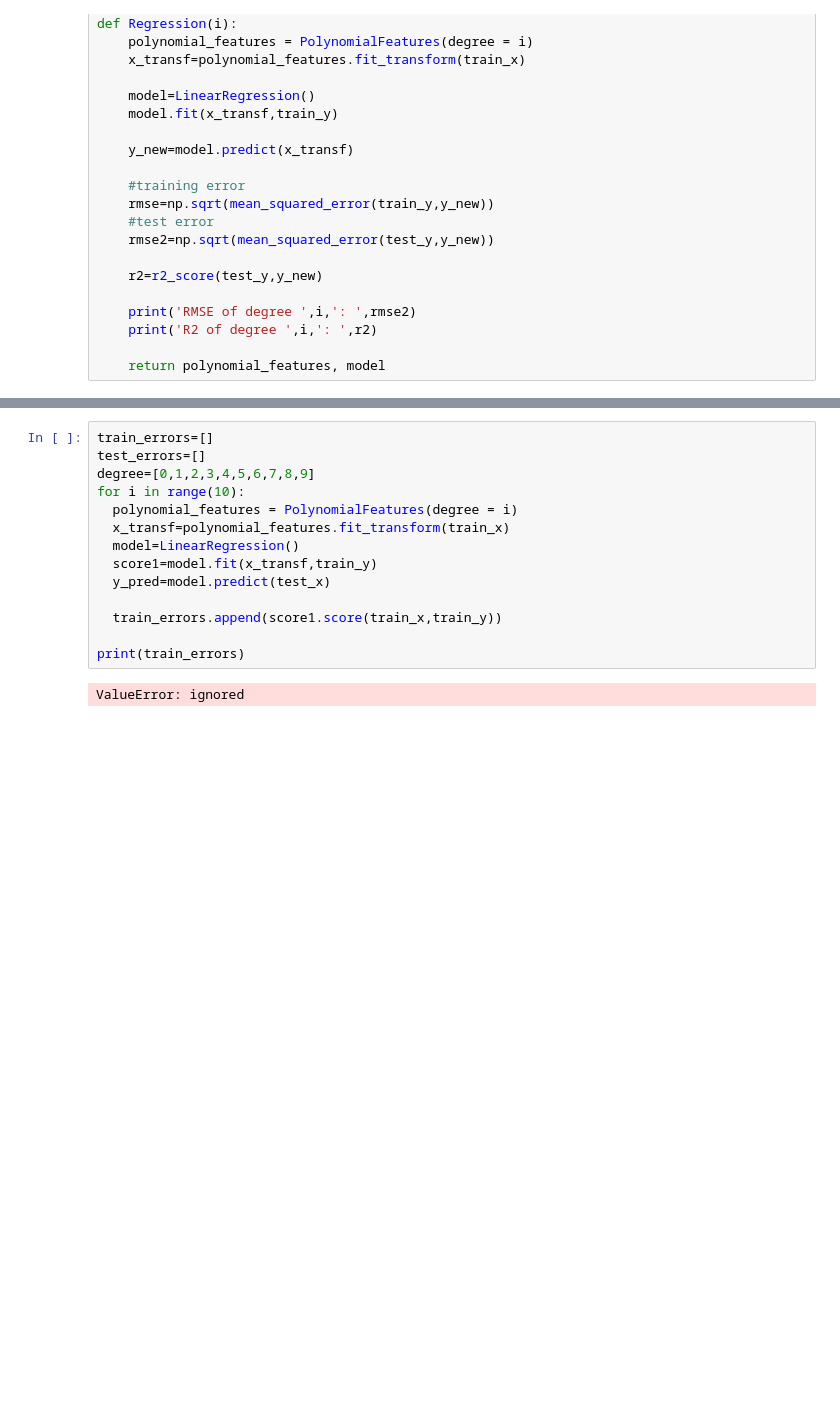
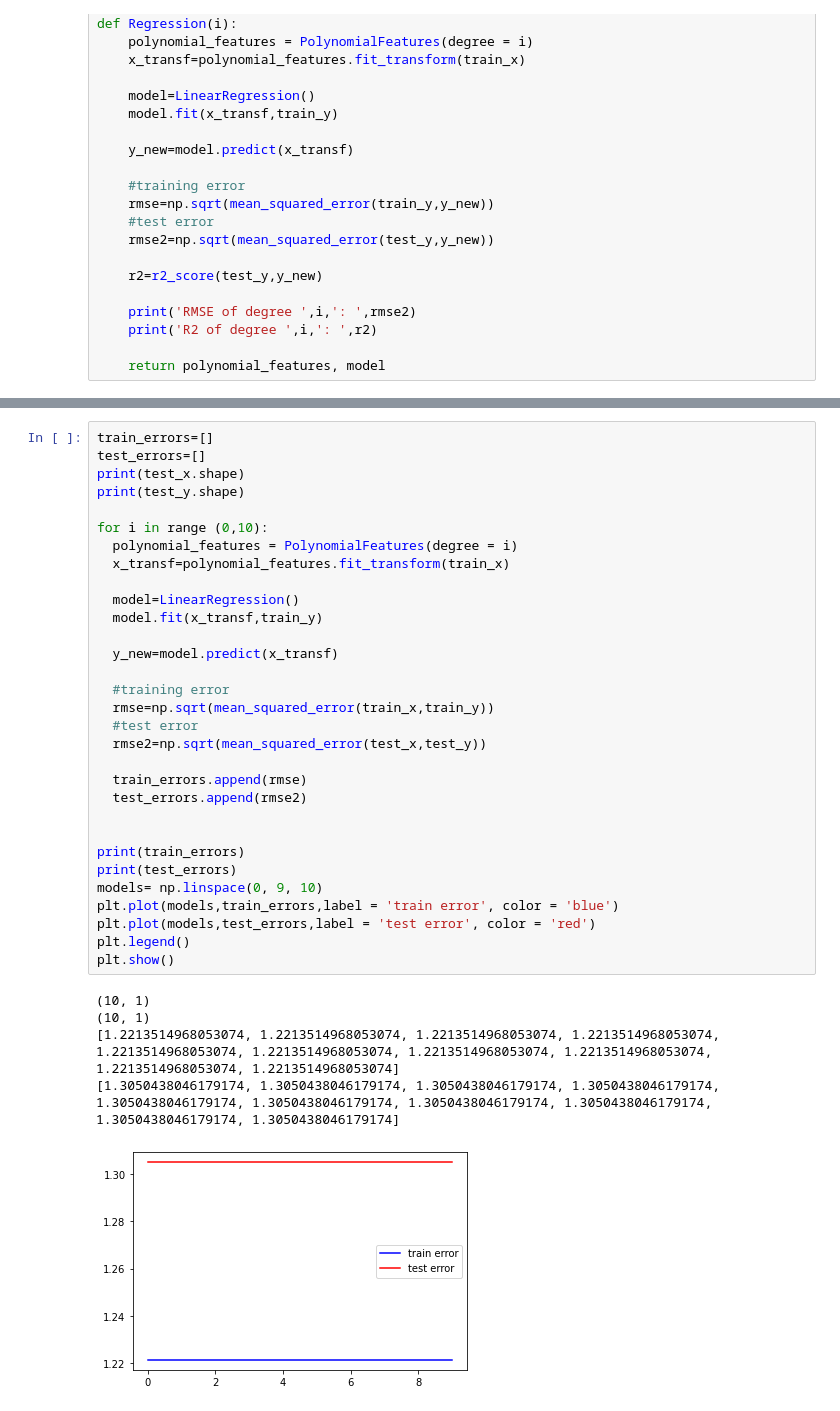
Before and after one commit to rohanmandrekar/overfitting-using-higher-order-linear-regression, a Jupyter notebook: overfitting.ipynb, the cells around one changed output, grey strips where cells are left out. Cells and saved outputs as stored; diff of their text form; blank space fills up the shorter version.

```diff
--- a/overfitting.ipynb
+++ b/overfitting.ipynb
@@ -239,16 +240,37 @@ plt.show()
-# %%
-train_errors=[]
-test_errors=[]
-degree=[0,1,2,3,4,5,6,7,8,9]
-for i in range(10):
-  polynomial_features = PolynomialFeatures(degree = i)
-  x_transf=polynomial_features.fit_transform(train_x)
-  model=LinearRegression()
-  score1=model.fit(x_transf,train_y)
-  y_pred=model.predict(test_x)
-
-  train_errors.append(score1.score(train_x,train_y))
-
-print(train_errors)
-# %% [output]
-ValueError: ignored
+# %%
+train_errors=[]
+test_errors=[]
+print(test_x.shape)
+print(test_y.shape)
+
+for i in range (0,10):
+  polynomial_features = PolynomialFeatures(degree = i)
+  x_transf=polynomial_features.fit_transform(train_x)
+
+  model=LinearRegression()
+  model.fit(x_transf,train_y)
+
+  y_new=model.predict(x_transf)
+
+  #training error
+  rmse=np.sqrt(mean_squared_error(train_x,train_y))
+  #test error
+  rmse2=np.sqrt(mean_squared_error(test_x,test_y))
+
+  train_errors.append(rmse)
+  test_errors.append(rmse2)
+
+
+print(train_errors)
+print(test_errors)
+models= np.linspace(0, 9, 10)
+plt.plot(models,train_errors,label = 'train error', color = 'blue')
+plt.plot(models,test_errors,label = 'test error', color = 'red')
+plt.legend()
+plt.show()
+# %% [output]
+(10, 1)
+(10, 1)
+[1.2213514968053074, 1.2213514968053074, 1.2213514968053074, 1.2213514968053074, 1.2213514968053074, 1.2213514968053074, 1.2213514968053074, 1.2213514968053074, 1.2213514968053074, 1.2213514968053074]
+[1.3050438046179174, 1.3050438046179174, 1.3050438046179174, 1.3050438046179174, 1.3050438046179174, 1.3050438046179174, 1.3050438046179174, 1.3050438046179174, 1.3050438046179174, 1.3050438046179174]
+[figure, added]
```
Also changed, not shown: parts of 6 cells of this notebook.
